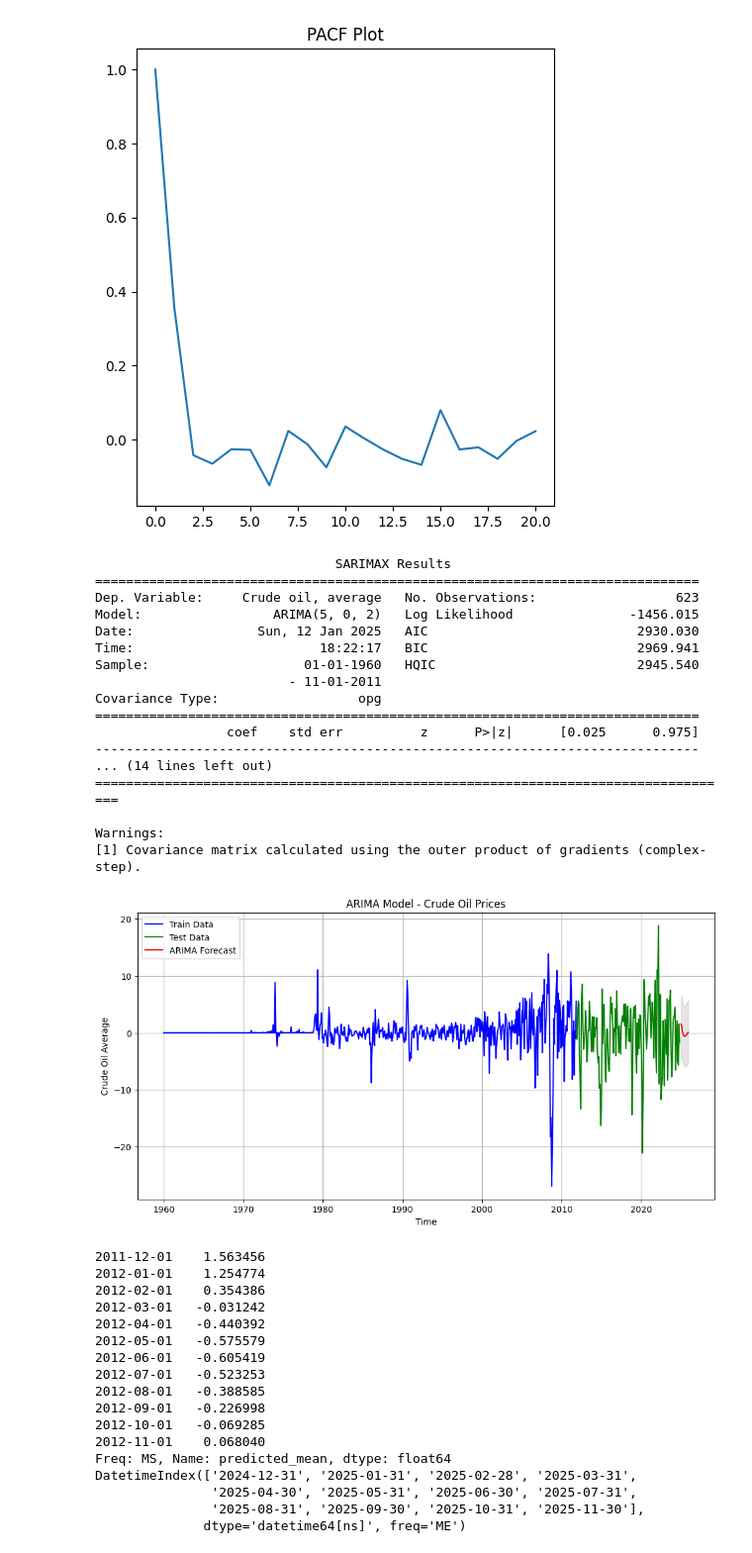
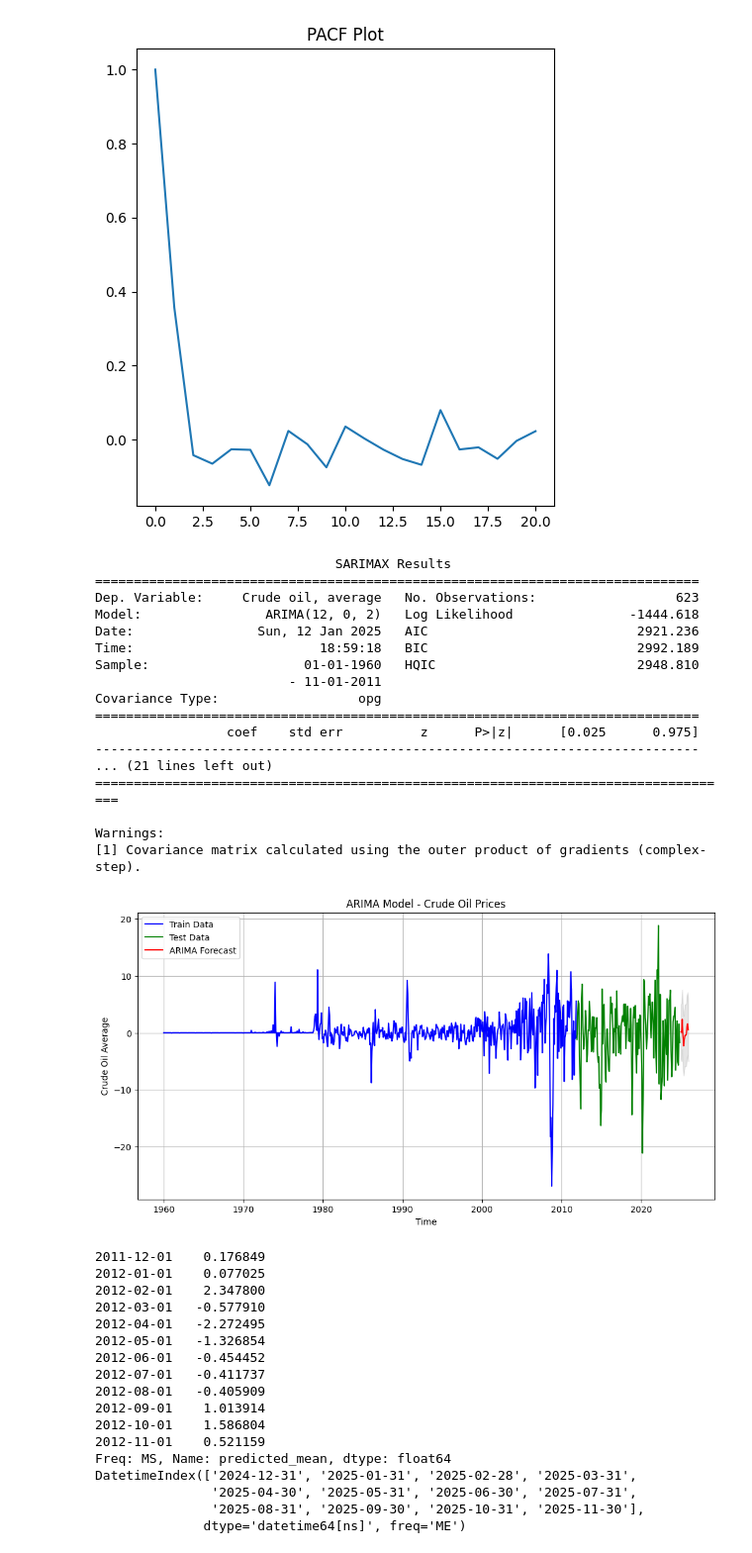
Before and after one commit to ibraAbouZahr/ARIMA-Crude-Oil-Prices, a Jupyter notebook: Percentage.ipynb, the cells around one changed output. Shown: that part at 99% size. Saved outputs shown, nothing was run; the diff lists cells and outputs as text; code cells hidden in the pictures.

```diff
--- a/Percentage.ipynb
+++ b/Percentage.ipynb
@@ -194,7 +194,7 @@ import pandas as pd
 from statsmodels.tsa.arima.model import ARIMA
 
 # Train ARIMA model
-model = ARIMA(train, order=(5, 0, 2))
+model = ARIMA(train, order=(12, 0, 2))
 model_fit = model.fit()
 
 # Print summary
@@ -215,51 +215,51 @@ forecast_index = pd.date_range(start=last_date, periods=forecast_steps + 1, freq
 
 # Plot
 plt.figure(figsize=(12, 6))
 plt.plot(train, label='Train Data', color='blue')
 plt.plot(test.index, test, label='Test Data', color='green')
 plt.plot(forecast_index, forecast_mean, label='ARIMA Forecast', color='red')
 plt.fill_between(forecast_index, forecast_ci.iloc[:, 0], forecast_ci.iloc[:, 1], color='gray', alpha=0.2)  # Confidence interval
 plt.legend(loc='upper left')
 plt.title('ARIMA Model - Crude Oil Prices')
 plt.xlabel('Time')
 plt.ylabel('Crude Oil Average')
 plt.grid()
 plt.show()
 
 # Print forecasted values and index
 print(forecast_mean)
 print(forecast_index)
 # %% [output]
                                SARIMAX Results
 ==============================================================================
 Dep. Variable:     Crude oil, average   No. Observations:                  623
-Model:                 ARIMA(5, 0, 2)   Log Likelihood               -1456.015
-Date:                Sun, 12 Jan 2025   AIC                           2930.030
-Time:                        18:22:17   BIC                           2969.941
-Sample:                    01-01-1960   HQIC                          2945.540
+Model:                ARIMA(12, 0, 2)   Log Likelihood               -1444.618
+Date:                Sun, 12 Jan 2025   AIC                           2921.236
+Time:                        18:59:18   BIC                           2992.189
+Sample:                    01-01-1960   HQIC                          2948.810
                          - 11-01-2011
 Covariance Type:                  opg
 ==============================================================================
                  coef    std err          z      P>|z|      [0.025      0.975]
 ------------------------------------------------------------------------------
-... (14 lines left out)
+... (21 lines left out)
 ===================================================================================
 
 Warnings:
 [1] Covariance matrix calculated using the outer product of gradients (complex-step).
-[figure, old version]
+[figure, new version]
-2011-12-01    1.563456
-2012-01-01    1.254774
-2012-02-01    0.354386
-2012-03-01   -0.031242
-2012-04-01   -0.440392
-2012-05-01   -0.575579
-2012-06-01   -0.605419
-2012-07-01   -0.523253
-2012-08-01   -0.388585
-2012-09-01   -0.226998
-2012-10-01   -0.069285
-2012-11-01    0.068040
+2011-12-01    0.176849
+2012-01-01    0.077025
+2012-02-01    2.347800
+2012-03-01   -0.577910
+2012-04-01   -2.272495
+2012-05-01   -1.326854
+2012-06-01   -0.454452
+2012-07-01   -0.411737
+2012-08-01   -0.405909
+2012-09-01    1.013914
+2012-10-01    1.586804
+2012-11-01    0.521159
 Freq: MS, Name: predicted_mean, dtype: float64
 DatetimeIndex(['2024-12-31', '2025-01-31', '2025-02-28', '2025-03-31',
                '2025-04-30', '2025-05-31', '2025-06-30', '2025-07-31',
```
Also changed, not shown: parts of 2 cells of this notebook, 2 other files.
